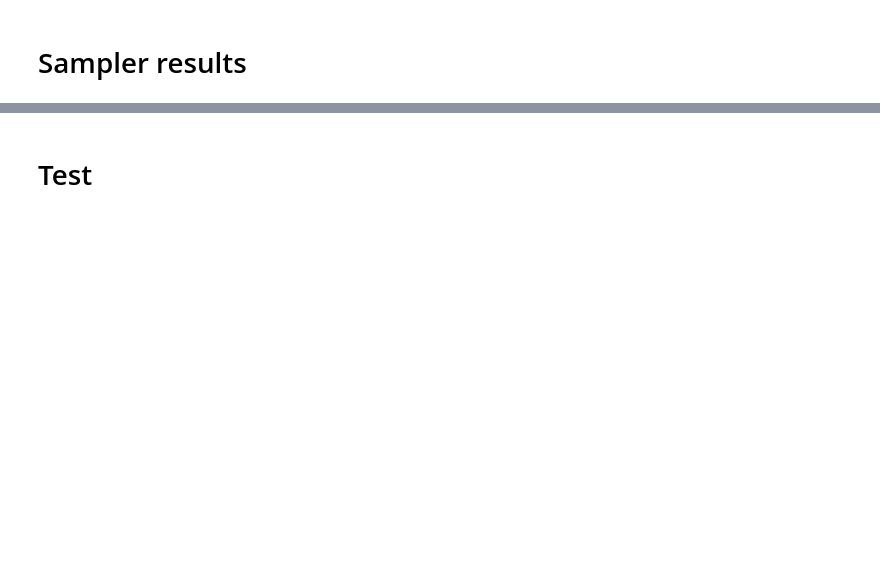
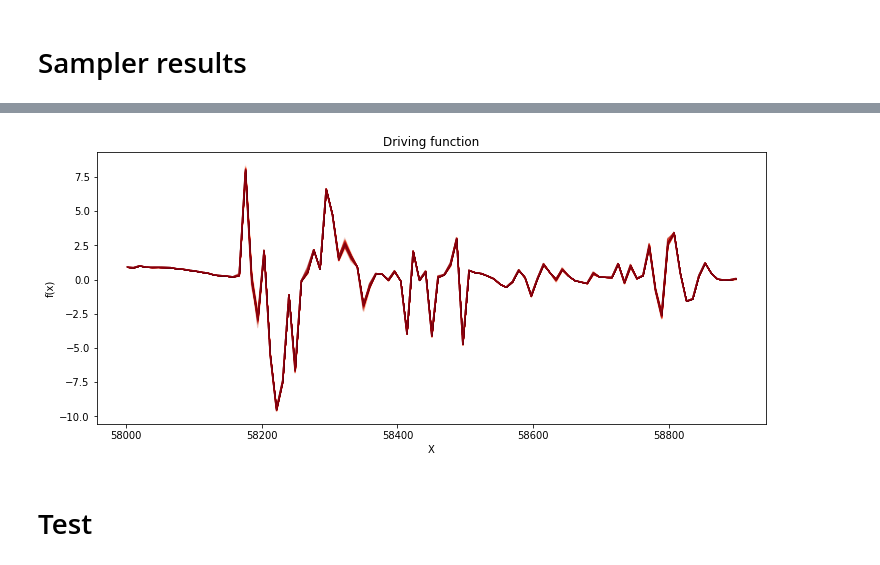
Before and after one commit to MalteBrinch/Master-Thesis-Code, a Jupyter notebook: 7d conv and iterating a GP.ipynb, the cells around one changed output, grey strips where cells are left out. Saved outputs shown, nothing was run; the diff lists cells and outputs as text; code cells hidden in the pictures; blank space fills up the shorter version.

```diff
--- a/7d conv and iterating a GP.ipynb
+++ b/7d conv and iterating a GP.ipynb
@@ -235,3 +258,12 @@ from pymc3.variational.callbacks import CheckParametersConvergence
+# %%
+mlow=2.3#10
+mhigh=3.7#4.1#60
+mmu=(mhigh+mlow)/2.0
+msig=(mhigh-mlow)/2.0
+siglow=0.1
+sighigh=2.55
+sigmu=(sighigh+siglow)/2.0
+sigsig=(sighigh-siglow)/2.0
 # %%
 with pm.Model() as convmodel:
     ############################################
@@ -1030,17 +1102,19 @@ pm.pairplot(tracesimple, var_names=simplenames, divergences=True);
 # %%
 # plot the results
 fig = plt.figure(figsize=(12,5)); ax = fig.gca()
 
 # plot the samples from the gp posterior with samples and shading
 from pymc3.gp.util import plot_gp_dist
-#plot_gp_dist(ax, tracetransfer["f"], Xf);
-plot_gp_dist(ax, resu["f"], Xf);
+plot_gp_dist(ax, tracetransfer["f"], Xf);
+#plot_gp_dist(ax, resu["f"], Xf);
 # plot the data and the true latent function
 #plt.plot(X, y, 'ok', ms=3, alpha=0.5, label="Observed data");
 
 # axis labels and title
 plt.xlabel("X"); plt.ylabel("f(x)");
 plt.title("Driving function");
+# %% [output]
+[figure, added]
 # %%
 n_new = 300
 X_new = np.linspace(min(X_tot), max(X_tot), n_new)
```
Also changed, not shown: parts of 22 cells of this notebook.
